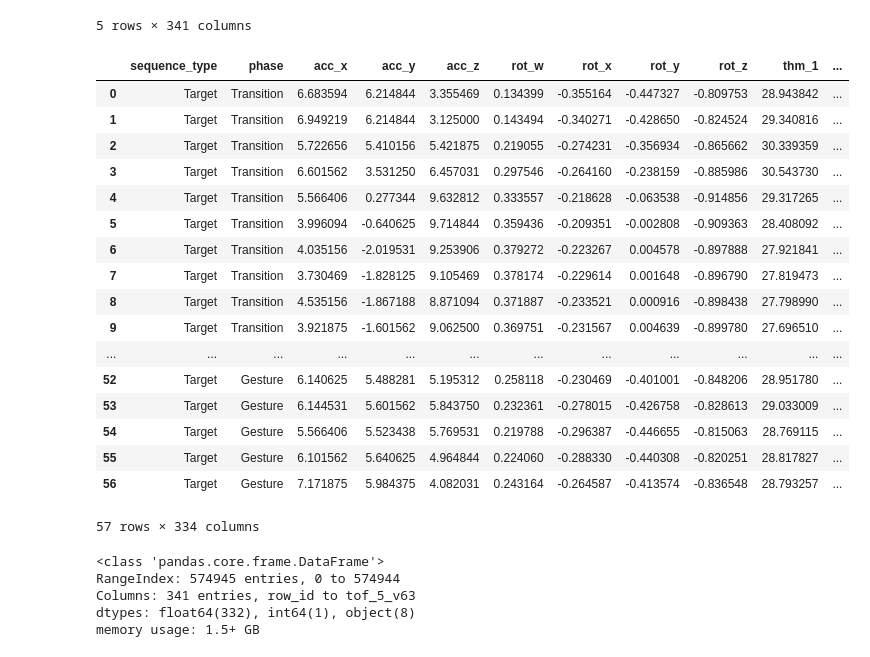
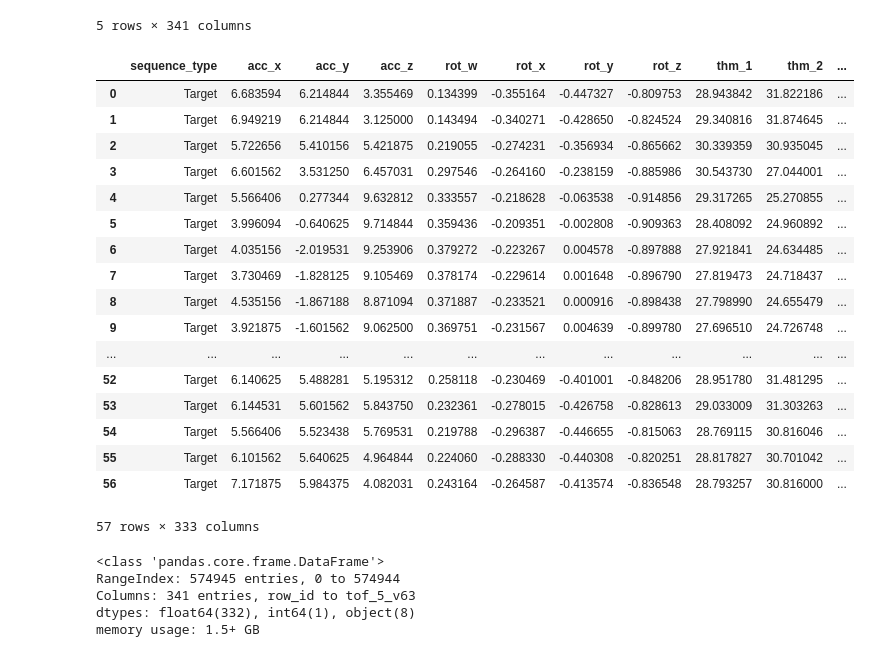
Before and after one commit to NamanZelawat/Kaggle_Gym, a Jupyter notebook: Kaggle_CMI.ipynb, the cells around one changed output. Cells and saved outputs as stored; diff of their text form; code cells hidden in the pictures.

```diff
--- a/Kaggle_CMI.ipynb
+++ b/Kaggle_CMI.ipynb
@@ -25,27 +25,27 @@ train.head()
 | 4 | SEQ_000007_000004 | Target | SEQ_000007 | 4 | SUBJ_059520 | Seated Lean Non Dom - FACE DOWN | Relaxes and moves hand to target ... | Transition | ... |
 5 rows × 341 columns
 # %%
-temp_train = train[train["sequence_id"]=="SEQ_000007"].drop(columns=["row_id", "subject", "sequence_id", "sequence_counter", "behavior", "orientation", "gesture"])
+temp_train = train[train["sequence_id"]=="SEQ_000007"].drop(columns=["row_id", "subject", "sequence_id", "sequence_counter", "behavior", "orientation", "gesture", "phase"])
 temp_train
 # %% [output]
-|  | sequence_type | phase | acc_x | acc_y | acc_z | rot_w | rot_x | rot_y | rot_z | thm_1 | ... |
-| 0 | Target | Transition | 6.683594 | 6.214844 | 3.355469 | 0.134399 | -0.355164 | -0.447327 | -0.809753 | 28.943842 | ... |
-| 1 | Target | Transition | 6.949219 | 6.214844 | 3.125000 | 0.143494 | -0.340271 | -0.428650 | -0.824524 | 29.340816 | ... |
-| 2 | Target | Transition | 5.722656 | 5.410156 | 5.421875 | 0.219055 | -0.274231 | -0.356934 | -0.865662 | 30.339359 | ... |
-| 3 | Target | Transition | 6.601562 | 3.531250 | 6.457031 | 0.297546 | -0.264160 | -0.238159 | -0.885986 | 30.543730 | ... |
-| 4 | Target | Transition | 5.566406 | 0.277344 | 9.632812 | 0.333557 | -0.218628 | -0.063538 | -0.914856 | 29.317265 | ... |
-| 5 | Target | Transition | 3.996094 | -0.640625 | 9.714844 | 0.359436 | -0.209351 | -0.002808 | -0.909363 | 28.408092 | ... |
-| 6 | Target | Transition | 4.035156 | -2.019531 | 9.253906 | 0.379272 | -0.223267 | 0.004578 | -0.897888 | 27.921841 | ... |
-| 7 | Target | Transition | 3.730469 | -1.828125 | 9.105469 | 0.378174 | -0.229614 | 0.001648 | -0.896790 | 27.819473 | ... |
-| 8 | Target | Transition | 4.535156 | -1.867188 | 8.871094 | 0.371887 | -0.233521 | 0.000916 | -0.898438 | 27.798990 | ... |
-| 9 | Target | Transition | 3.921875 | -1.601562 | 9.062500 | 0.369751 | -0.231567 | 0.004639 | -0.899780 | 27.696510 | ... |
+|  | sequence_type | acc_x | acc_y | acc_z | rot_w | rot_x | rot_y | rot_z | thm_1 | thm_2 | ... |
+| 0 | Target | 6.683594 | 6.214844 | 3.355469 | 0.134399 | -0.355164 | -0.447327 | -0.809753 | 28.943842 | 31.822186 | ... |
+| 1 | Target | 6.949219 | 6.214844 | 3.125000 | 0.143494 | -0.340271 | -0.428650 | -0.824524 | 29.340816 | 31.874645 | ... |
+| 2 | Target | 5.722656 | 5.410156 | 5.421875 | 0.219055 | -0.274231 | -0.356934 | -0.865662 | 30.339359 | 30.935045 | ... |
+| 3 | Target | 6.601562 | 3.531250 | 6.457031 | 0.297546 | -0.264160 | -0.238159 | -0.885986 | 30.543730 | 27.044001 | ... |
+| 4 | Target | 5.566406 | 0.277344 | 9.632812 | 0.333557 | -0.218628 | -0.063538 | -0.914856 | 29.317265 | 25.270855 | ... |
+| 5 | Target | 3.996094 | -0.640625 | 9.714844 | 0.359436 | -0.209351 | -0.002808 | -0.909363 | 28.408092 | 24.960892 | ... |
+| 6 | Target | 4.035156 | -2.019531 | 9.253906 | 0.379272 | -0.223267 | 0.004578 | -0.897888 | 27.921841 | 24.634485 | ... |
+| 7 | Target | 3.730469 | -1.828125 | 9.105469 | 0.378174 | -0.229614 | 0.001648 | -0.896790 | 27.819473 | 24.718437 | ... |
+| 8 | Target | 4.535156 | -1.867188 | 8.871094 | 0.371887 | -0.233521 | 0.000916 | -0.898438 | 27.798990 | 24.655479 | ... |
+| 9 | Target | 3.921875 | -1.601562 | 9.062500 | 0.369751 | -0.231567 | 0.004639 | -0.899780 | 27.696510 | 24.726748 | ... |
 | ... | ... | ... | ... | ... | ... | ... | ... | ... | ... | ... | ... |
-| 52 | Target | Gesture | 6.140625 | 5.488281 | 5.195312 | 0.258118 | -0.230469 | -0.401001 | -0.848206 | 28.951780 | ... |
-| 53 | Target | Gesture | 6.144531 | 5.601562 | 5.843750 | 0.232361 | -0.278015 | -0.426758 | -0.828613 | 29.033009 | ... |
-| 54 | Target | Gesture | 5.566406 | 5.523438 | 5.769531 | 0.219788 | -0.296387 | -0.446655 | -0.815063 | 28.769115 | ... |
-| 55 | Target | Gesture | 6.101562 | 5.640625 | 4.964844 | 0.224060 | -0.288330 | -0.440308 | -0.820251 | 28.817827 | ... |
-| 56 | Target | Gesture | 7.171875 | 5.984375 | 4.082031 | 0.243164 | -0.264587 | -0.413574 | -0.836548 | 28.793257 | ... |
+| 52 | Target | 6.140625 | 5.488281 | 5.195312 | 0.258118 | -0.230469 | -0.401001 | -0.848206 | 28.951780 | 31.481295 | ... |
+| 53 | Target | 6.144531 | 5.601562 | 5.843750 | 0.232361 | -0.278015 | -0.426758 | -0.828613 | 29.033009 | 31.303263 | ... |
+| 54 | Target | 5.566406 | 5.523438 | 5.769531 | 0.219788 | -0.296387 | -0.446655 | -0.815063 | 28.769115 | 30.816046 | ... |
+| 55 | Target | 6.101562 | 5.640625 | 4.964844 | 0.224060 | -0.288330 | -0.440308 | -0.820251 | 28.817827 | 30.701042 | ... |
+| 56 | Target | 7.171875 | 5.984375 | 4.082031 | 0.243164 | -0.264587 | -0.413574 | -0.836548 | 28.793257 | 30.816000 | ... |
-57 rows × 334 columns
+57 rows × 333 columns
 # %%
 train.info()
 # %% [output]
```
Also changed, not shown: parts of 1 cell of this notebook, 2 other files.
